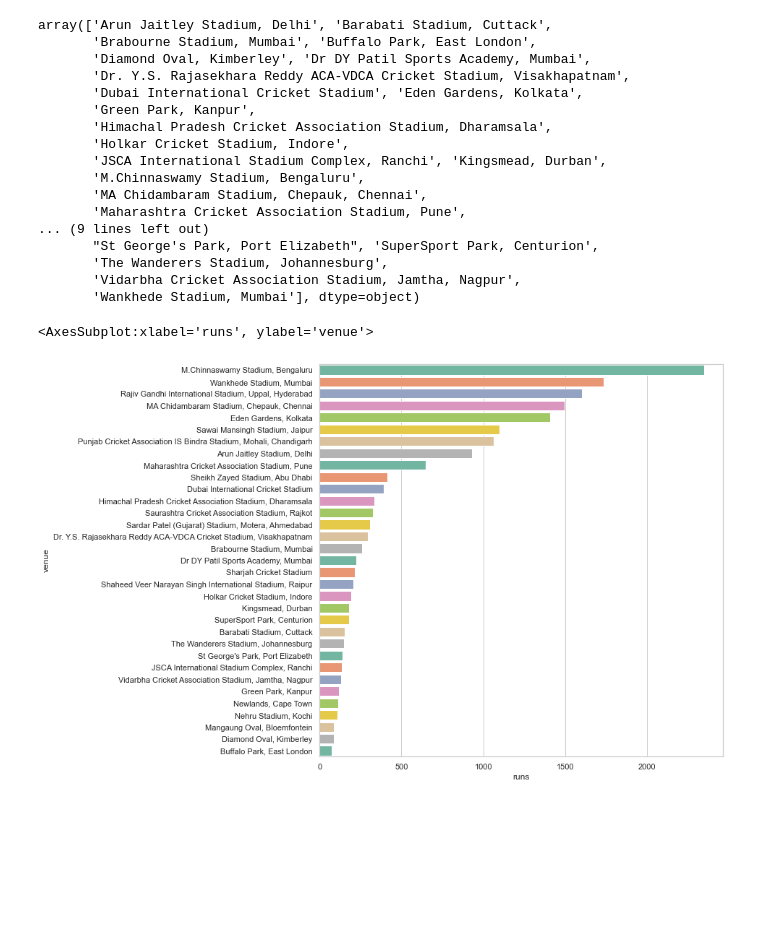
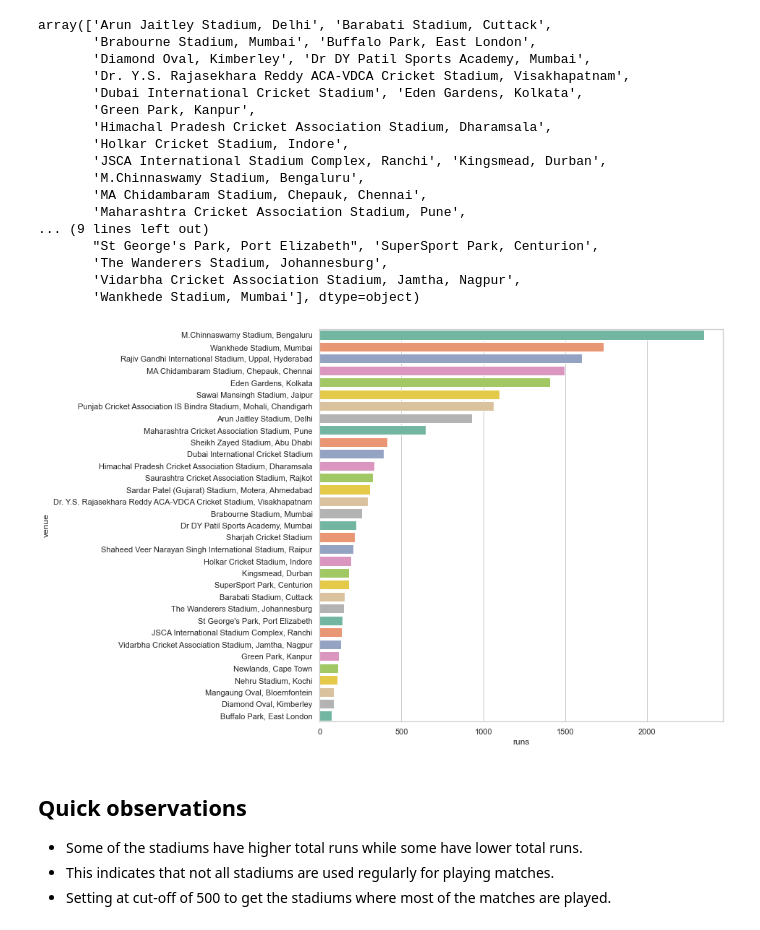
Before and after one commit to umesh-gattem/IPL-D-VIZ, a Jupyter notebook: project/Data Visualization project_murtaza.ipynb, the cells around one changed output. Saved outputs shown, nothing was run; the diff lists cells and outputs as text; code cells hidden in the pictures; blank space fills up the shorter version.

```diff
--- a/project/Data Visualization project_murtaza.ipynb
+++ b/project/Data Visualization project_murtaza.ipynb
@@ -1095,11 +1097,17 @@ top_scorer_at_specific_venues = pd.concat([arun_jaitely_top_scorer, barbati_top_
            centurion_stadium_top_scorer, johannesburg_stadium_top_scorer, nagpur_stadium_top_scorer, wankhede_stadium_top_scorer])
 # %%
 top_scorer_at_specific_venues.sort_values(by='runs', ascending=False, inplace=True)
-# %%
-sns.set_theme(style='whitegrid')
-plt.figure(figsize=(10,10))
-sns.barplot(x='runs', y='venue', data=top_scorer_at_specific_venues, palette='Set2')
-plt
-# %% [output]
-<AxesSubplot:xlabel='runs', ylabel='venue'>
-[figure, removed]
+# %%
+sns.set_theme(style='whitegrid')
+plt.figure(figsize=(10,10))
+ax=sns.barplot(x='runs', y='venue', data=top_scorer_at_specific_venues, palette='Set2')
+#ax.annotate('V Kohli', xy = (2400,0.35))
+#ax.annotate('RG Sharma', xy = (2200, 0.7))
+plt.show()
+# %% [output]
+[figure, added]
+# %% [markdown]
+## Quick observations
+- Some of the stadiums have higher total runs while some have lower total runs.
+- This indicates that not all stadiums are used regularly for playing matches.
+- Setting at cut-off of 500 to get the stadiums where most of the matches are played.
```
Also changed, not shown: parts of 28 cells of this notebook.
